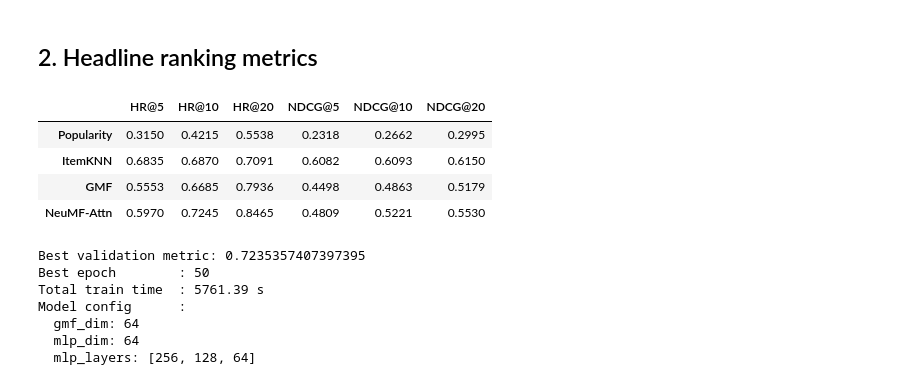
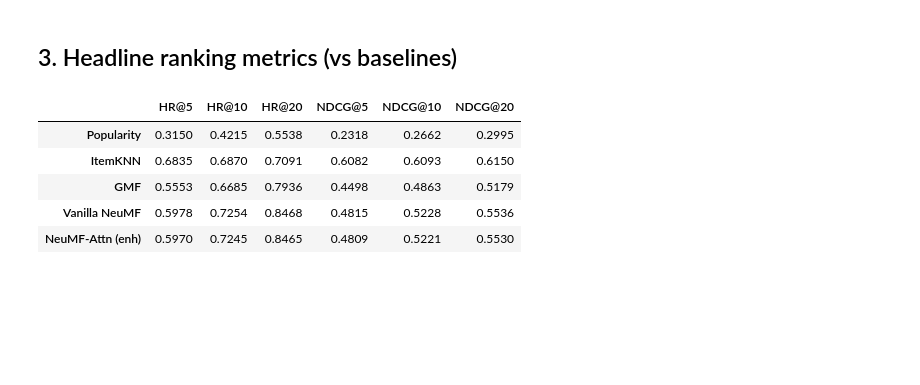
Before and after one commit to AdityaHegde712/RecSysProject, a Jupyter notebook: variants/aditya/notebooks/08_neumf_attn.ipynb, the cells around one changed output. Drawn from its saved outputs; the diff is of its cells as text; code cells hidden in the pictures; blank space fills up the shorter version.

```diff
--- a/variants/aditya/notebooks/08_neumf_attn.ipynb
+++ b/variants/aditya/notebooks/08_neumf_attn.ipynb
@@ -77,0 +92,12 @@ Loss: BPR with 4 sampled negatives per positive. Evaluation: shared 1-vs-99.
+# %%
+enh = load_json(f"results/neumf_attn/test_metrics_{RUN_NEU}.json")
+van = load_json(f"results/neumf_vanilla/test_metrics_{RUN_VAN}.json")
+metric_keys = ["HR@5", "HR@10", "HR@20", "NDCG@5", "NDCG@10", "NDCG@20"]
+
+rows = pd.DataFrame({
+    "Vanilla NeuMF":         {k: van[k] for k in metric_keys},
+    "Enhanced NeuMF-Attn":   {k: enh[k] for k in metric_keys},
+})
+rows.loc["Δ (enh − van)"] = rows["Enhanced NeuMF-Attn"] - rows["Vanilla NeuMF"]
+rows = rows.T  # rows = variant, cols = metric
+rows.style.format("{:.4f}")
@@ -78,37 +123,20 @@ Loss: BPR with 4 sampled negatives per positive. Evaluation: shared 1-vs-99.
 # %% [markdown]
-## 2. Headline ranking metrics
+## 3. Headline ranking metrics (vs baselines)
 # %%
 baseline_results = load_json("results/baselines/baseline_results_20core.json")
-neumf_test = load_json(f"results/neumf_attn/test_metrics_{RUN}.json")
 
 rows = {}
 for name, res in baseline_results.items():
     rows[name] = res
-rows["NeuMF-Attn"] = {k: v for k, v in neumf_test.items()
-                      if k.startswith(("HR@", "NDCG@"))}
+rows["Vanilla NeuMF"]      = {k: van[k] for k in metric_keys}
+rows["NeuMF-Attn (enh)"]   = {k: enh[k] for k in metric_keys}
 
-df = pd.DataFrame(rows).T
-df = df[["HR@5", "HR@10", "HR@20", "NDCG@5", "NDCG@10", "NDCG@20"]]
+df = pd.DataFrame(rows).T[metric_keys]
 df.style.format("{:.4f}").background_gradient(cmap="Greens", subset=["NDCG@10"])
 # %% [output]
 |  | HR@5 | HR@10 | HR@20 | NDCG@5 | NDCG@10 | NDCG@20 |
 | Popularity | 0.3150 | 0.4215 | 0.5538 | 0.2318 | 0.2662 | 0.2995 |
 | ItemKNN | 0.6835 | 0.6870 | 0.7091 | 0.6082 | 0.6093 | 0.6150 |
 | GMF | 0.5553 | 0.6685 | 0.7936 | 0.4498 | 0.4863 | 0.5179 |
-| NeuMF-Attn | 0.5970 | 0.7245 | 0.8465 | 0.4809 | 0.5221 | 0.5530 |
+| Vanilla NeuMF | 0.5978 | 0.7254 | 0.8468 | 0.4815 | 0.5228 | 0.5536 |
+| NeuMF-Attn (enh) | 0.5970 | 0.7245 | 0.8465 | 0.4809 | 0.5221 | 0.5530 |
-# %%
-print("Best validation metric:", neumf_test.get("best_val_HR@10"))
-print("Best epoch        :", neumf_test.get("best_epoch"))
-print("Total train time  :", neumf_test.get("total_train_time_s"), "s")
-print("Model config      :")
-for k in ("gmf_dim", "mlp_dim", "mlp_layers"):
-    if k in neumf_test:
-        print(f"  {k}: {neumf_test[k]}")
-# %% [output]
-Best validation metric: 0.7235357407397395
-Best epoch        : 50
-Total train time  : 5761.39 s
-Model config      :
-  gmf_dim: 64
-  mlp_dim: 64
-  mlp_layers: [256, 128, 64]
```
Also changed, not shown: parts of 14 cells of this notebook, 2 other files.
